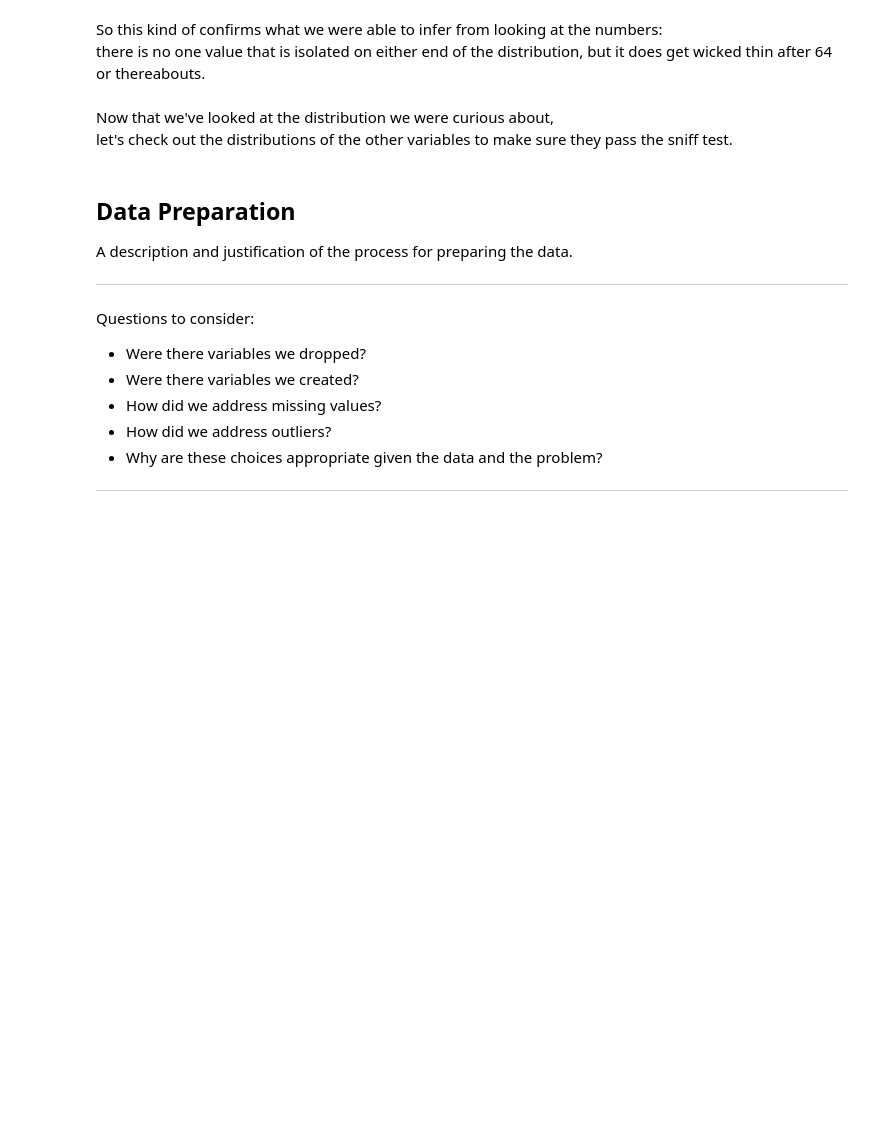
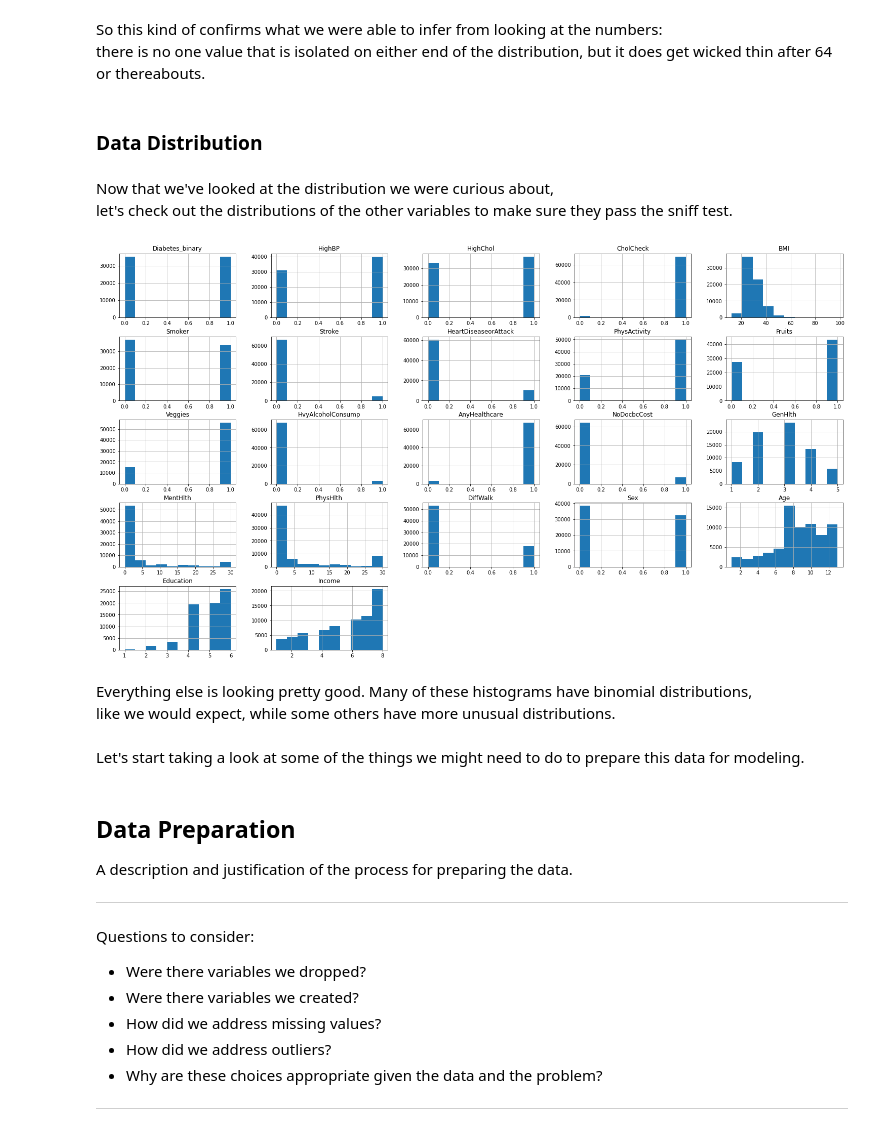
Before and after one commit to ChumpyDuelle/detecting-diabetes-with-machine-learning, a Jupyter notebook: detecting-diabetes-with-machine-learning.ipynb, the cells around one changed output. Cells and saved outputs as stored; diff of their text form; code cells hidden in the pictures; blank space fills up the shorter version.

Commit message:
performed distribution analysis on dataframe

```diff
--- a/detecting-diabetes-with-machine-learning.ipynb
+++ b/detecting-diabetes-with-machine-learning.ipynb
@@ -460,8 +475,18 @@ plt.bar(df['BMI'].value_counts().index,
 [figure]
 # %% [markdown]
 So this kind of confirms what we were able to infer from looking at the numbers:<br>there is no one value that is isolated on either end of the distribution, but it does get wicked thin after 64 or thereabouts.
+# %% [markdown]
+### Data Distribution
 # %% [markdown]
 Now that we've looked at the distribution we were curious about,<br>let's check out the distributions of the other variables to make sure they pass the sniff test.
+# %%
+df.hist(figsize=(25.6, 14.4));
+# %% [output]
+[figure, added]
+# %% [markdown]
+Everything else is looking pretty good. Many of these histograms have binomial distributions,<br>like we would expect, while some others have more unusual distributions.
+# %% [markdown]
+Let's start taking a look at some of the things we might need to do to prepare this data for modeling.
 # %% [markdown]
 ## Data Preparation
 
```
Also changed, not shown: parts of 5 cells of this notebook.
